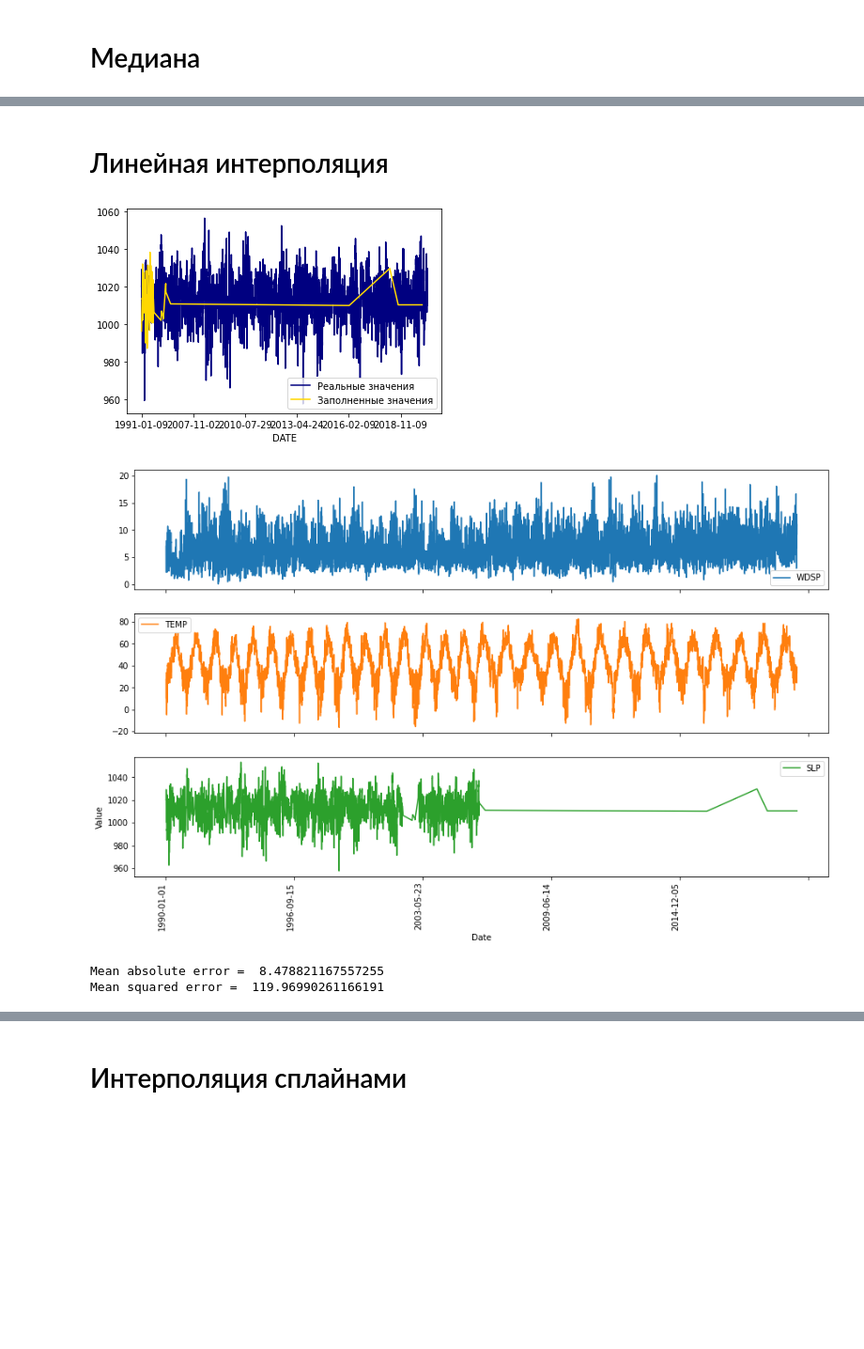
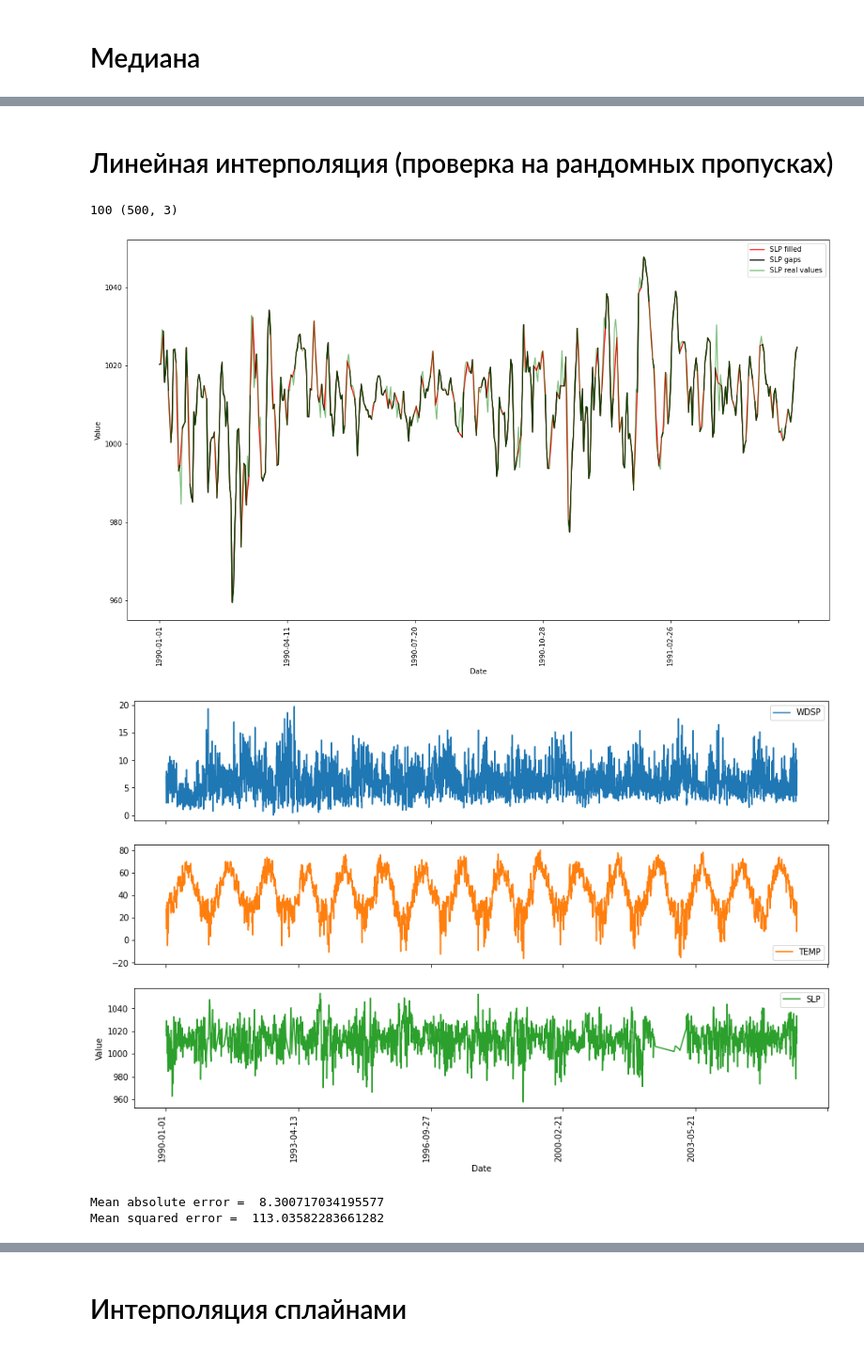
Before and after one commit to Loinen/geodata_analysis, a Jupyter notebook: lab2021.ipynb, the cells around one changed output, grey strips where cells are left out. Shown at 94% size. Saved outputs shown, nothing was run; the diff lists cells and outputs as text; code cells hidden in the pictures; blank space fills up the shorter version.

```diff
--- a/lab2021.ipynb
+++ b/lab2021.ipynb
@@ -15,7 +38,8 @@ from sklearn.metrics import mean_squared_error
     SLP - Mean sea level pressure for the day in millibars to tenths. Missing = 9999.9 (.1 mb)
     WDSP – Mean wind speed (.1 knots)
 # %%
-original_data = pd.read_csv("data/data_spb.csv", index_col=1, na_values='NA', usecols=['STATION', 'DATE', 'TEMP', 'SLP', 'WDSP'])
+random.seed(42)
+original_data = pd.read_csv("https://raw.githubusercontent.com/Loinen/geodata_analysis/main/data/data_spb.csv", index_col=1, na_values='NA', usecols=['STATION', 'DATE', 'TEMP', 'SLP', 'WDSP'])
 original_data
 # %% [output]
 |  | STATION | SLP | TEMP | WDSP |
@@ -48,8 +72,8 @@ plt.show()
 # %%
 # удаление пропущенных значений + убираем все после 2006 года
+original_data = original_data.loc[:'2006-01-01']
+
 data = original_data.copy()
-
-data = data.loc[:'2006-01-01']
 missing_vals = data.loc[data.SLP==9999.9]
 data = data.replace(9999.9, np.nan, regex=True)
 data = data.dropna(subset=['SLP'])
@@ -258,38 +266,54 @@ Mean squared error =  120.02076846416911
 # %% [markdown]
-# Линейная интерполяция
+# Линейная интерполяция (проверка на рандомных пропусках)
 # %%
-missing2 = original_data.copy()
-missing2 = missing2.replace(9999.9, np.nan, regex=True)
+missing_nan = original_data.copy()
+missing_nan = missing_nan.replace(9999.9, np.nan, regex=True)
 
-missing_interpolate = missing2[['SLP']].interpolate(method='linear')['SLP']
+random_missing = data.copy()
+random_missing = random_missing[:500]
+n_missing = int(random_missing.SLP.size/5)
+print(n_missing, random_missing.shape)
+random_idx = np.random.choice(random_missing.index, n_missing, replace=False)
+random_missing.at[random_idx, "SLP"] = np.nan
+random_missing = random_missing.sort_index()
+
+filled = random_missing.copy()
+filled['SLP'] = filled[['SLP']].interpolate(method='linear')['SLP']
+
+filled.SLP.plot(figsize=(18, 10),color='red', label = 'SLP filled')
+random_missing.SLP.plot(figsize=(18, 10),color='black', label = 'SLP gaps')
+data[:500].SLP.plot(figsize=(18, 10),color='green',alpha = 0.5, label = 'SLP real values')
+plt.ylabel("Value")
+plt.xlabel("Date")
+plt.legend(loc='best')
+plt.xticks(rotation='vertical')
+plt.show()
+
+missing_interpolate = missing_nan[['SLP']].interpolate(method='linear')['SLP']
 missing_vals['SLP'] = missing_interpolate
-
-data['SLP'].plot(color='navy', label='Реальные значения')
-missing_vals['SLP'].plot(color='gold', label='Заполненные значения')
-plt.legend()
-plt.show()
 
 train = pd.concat([X_train, y_train], axis=1)
 filled_data = pd.concat([train, missing_vals])
 filled_data = filled_data.sort_index()
 new_X_train = filled_data[['WDSP', 'TEMP']]
 new_y_train = filled_data[['SLP']]
 
 filled_data.plot(subplots=True, figsize=(15, 10))
 plt.ylabel("Value")
 plt.xlabel("Date")
 plt.legend(loc='best')
 plt.xticks(rotation='vertical')
 plt.show()
 
 model = LinearRegression(normalize=True).fit(new_X_train, new_y_train)
 predicted_lr = model.predict(X_test)
 mae = mean_absolute_error(y_test, predicted_lr)
 mse = mean_squared_error(y_test, predicted_lr)
 print('Mean absolute error = ', mae)
 print('Mean squared error = ', mse)
 # %% [output]
+100 (500, 3)
-[figure, old version]
+[figure, new version]
-[figure, old version]
+[figure, new version]
-Mean absolute error =  8.478821167557255
-Mean squared error =  119.96990261166191
+Mean absolute error =  8.300717034195577
+Mean squared error =  113.03582283661282
```
Also changed, not shown: parts of 23 cells of this notebook.
